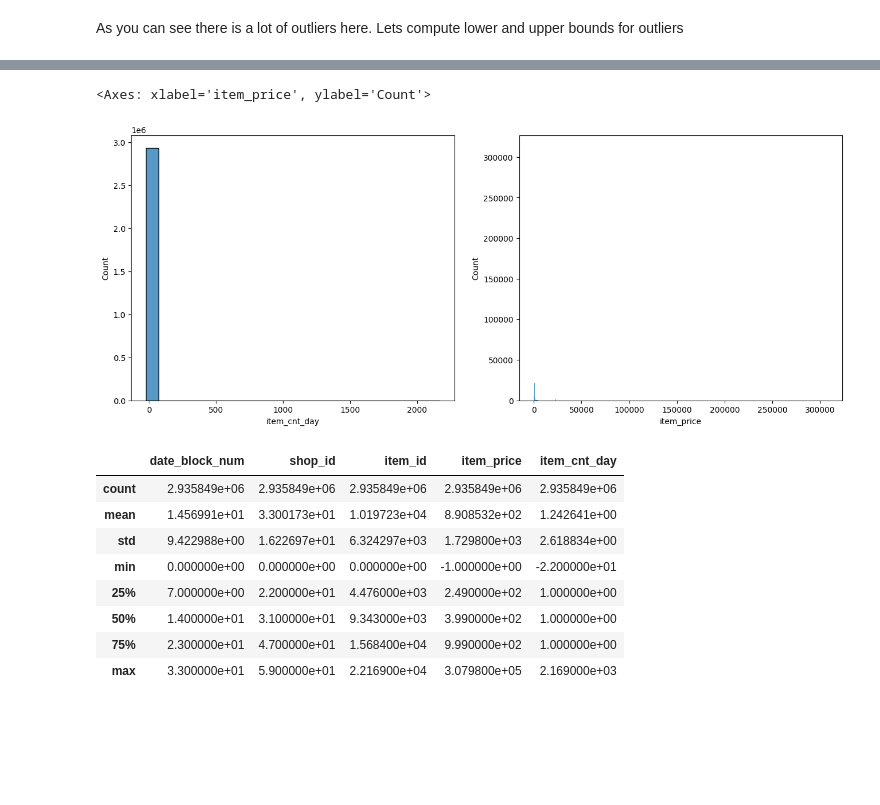
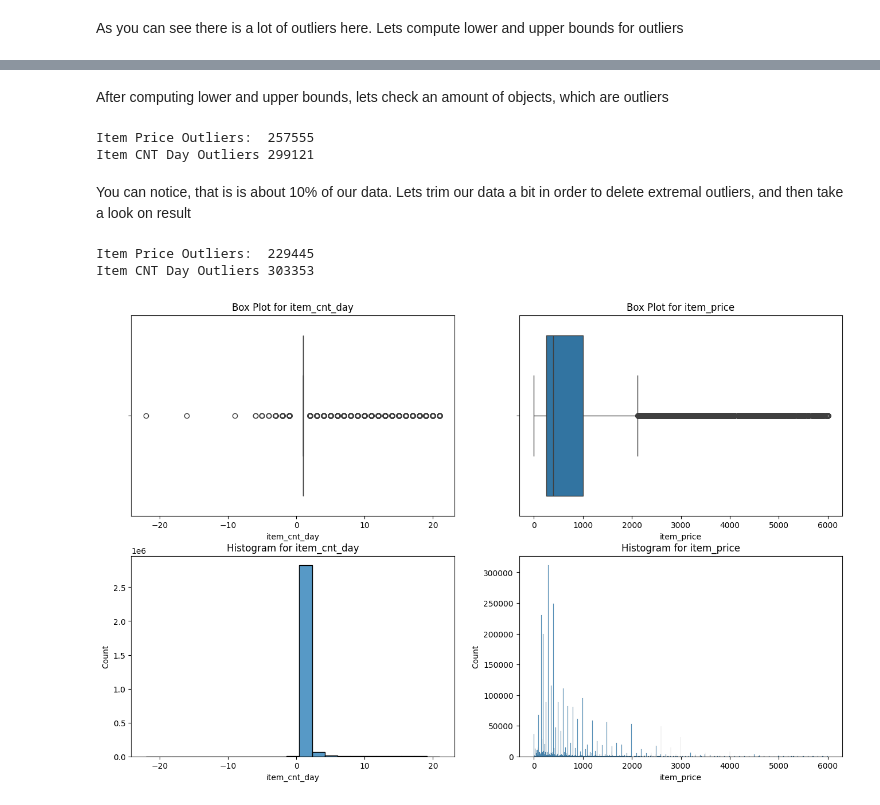
Before and after one commit to awkwarrd/ds-project-milad-almasri, a Jupyter notebook: dqc.ipynb, the cells around one changed output, grey strips where cells are left out. Cells and saved outputs as stored; diff of their text form; code cells hidden in the pictures; blank space fills up the shorter version.

```diff
--- a/dqc.ipynb
+++ b/dqc.ipynb
@@ -361,23 +368,57 @@ sales_train[sales_train["item_cnt_day"] < 0]
-# %%
-plt.figure(figsize=(16, 6))
-plt.subplot(1, 2, 1)
-
-sns.histplot(sales_train, x="item_cnt_day")
-
-plt.subplot(1, 2, 2)
-sns.histplot(sales_train, x="item_price")
-# %% [output]
-<Axes: xlabel='item_price', ylabel='Count'>
-[figure, removed]
-# %%
-sales_train.describe()
-# %% [output]
-|  | date_block_num | shop_id | item_id | item_price | item_cnt_day |
-| count | 2.935849e+06 | 2.935849e+06 | 2.935849e+06 | 2.935849e+06 | 2.935849e+06 |
-| mean | 1.456991e+01 | 3.300173e+01 | 1.019723e+04 | 8.908532e+02 | 1.242641e+00 |
-| std | 9.422988e+00 | 1.622697e+01 | 6.324297e+03 | 1.729800e+03 | 2.618834e+00 |
-| min | 0.000000e+00 | 0.000000e+00 | 0.000000e+00 | -1.000000e+00 | -2.200000e+01 |
-| 25% | 7.000000e+00 | 2.200000e+01 | 4.476000e+03 | 2.490000e+02 | 1.000000e+00 |
-| 50% | 1.400000e+01 | 3.100000e+01 | 9.343000e+03 | 3.990000e+02 | 1.000000e+00 |
-| 75% | 2.300000e+01 | 4.700000e+01 | 1.568400e+04 | 9.990000e+02 | 1.000000e+00 |
-| max | 3.300000e+01 | 5.900000e+01 | 2.216900e+04 | 3.079800e+05 | 2.169000e+03 |
+# %% [markdown]
+After computing lower and upper bounds, lets check an amount of objects, which are outliers
+# %%
+ip_outliers = sales_train_nna[(sales_train_nna["item_price"] < item_price_lower_bound ) | (sales_train_nna["item_price"] > item_price_upper_bound)].shape[0]
+icd_outliers = sales_train_nna[(sales_train_nna["item_cnt_day"] < item_cnt_day_lower_bound ) | (sales_train_nna["item_cnt_day"] > item_cnt_day_upper_bound)].shape[0]
+
+print("Item Price Outliers: ", ip_outliers)
+print("Item CNT Day Outliers", icd_outliers)
+# %% [output]
+Item Price Outliers:  257555
+Item CNT Day Outliers 299121
+# %% [markdown]
+You can notice, that is is about 10% of our data. Lets trim our data a bit in order to delete extremal outliers, and then take a look on result
+# %%
+sales_train_tf = sales_train_nna.copy()
+
+sales_train_tf_cnt = sales_train_tf[(sales_train_tf["item_cnt_day"] < sales_train_tf["item_cnt_day"].quantile(0.999))]
+sales_train_tf_price = sales_train_tf[(sales_train_tf["item_price"] < sales_train_tf["item_price"].quantile(0.99))]
+
+#sales_train_tf_price["item_price"] = sales_train_tf_price["item_price"].apply(lambda x : np.log(x))
+
+plt.figure(figsize=(16, 10))
+
+plt.subplot(2, 2, 1)
+sns.boxplot(sales_train_tf_cnt, x="item_cnt_day")
+plt.title("Box Plot for item_cnt_day")
+
+plt.subplot(2, 2, 2)
+sns.boxplot(sales_train_tf_price, x="item_price")
+plt.title("Box Plot for item_price")
+
+plt.subplot(2, 2, 3)
+sns.histplot(sales_train_tf_cnt, x="item_cnt_day")
+plt.title("Histogram for item_cnt_day")
+
+plt.subplot(2, 2, 4)
+sns.histplot(sales_train_tf_price, x="item_price")
+plt.title("Histogram for item_price")
+
+
+item_price_IQR = sales_train_tf_price["item_price"].quantile(0.75) - sales_train_tf_price["item_price"].quantile(0.25)
+item_price_lower_bound = sales_train_tf_price["item_price"].quantile(0.25) - 1.5 * item_price_IQR
+item_price_upper_bound = sales_train_tf_price["item_price"].quantile(0.75) + 1.5 * item_price_IQR
+
+item_cnt_day_IQR = sales_train_tf_cnt["item_cnt_day"].quantile(0.75) - sales_train_tf_cnt["item_cnt_day"].quantile(0.25)
+item_cnt_day_lower_bound = sales_train_tf_cnt["item_cnt_day"].quantile(0.25) - 1.5 * item_cnt_day_IQR
+item_cnt_day_upper_bound = sales_train_tf_cnt["item_cnt_day"].quantile(0.75) + 1.5 * item_cnt_day_IQR
+
+ip_outliers = sales_train_tf_price[(sales_train_tf_price["item_price"] < item_price_lower_bound ) | (sales_train_tf_price["item_price"] > item_price_upper_bound)].shape[0]
+icd_outliers = sales_train_tf_cnt[(sales_train_tf_cnt["item_cnt_day"] < item_cnt_day_lower_bound ) | (sales_train_tf_cnt["item_cnt_day"] > item_cnt_day_upper_bound)].shape[0]
+
+print("Item Price Outliers: ", ip_outliers)
+print("Item CNT Day Outliers", icd_outliers)
+# %% [output]
+Item Price Outliers:  229445
+Item CNT Day Outliers 303353
+[figure, added]
```
Also changed, not shown: parts of 25 cells of this notebook.
